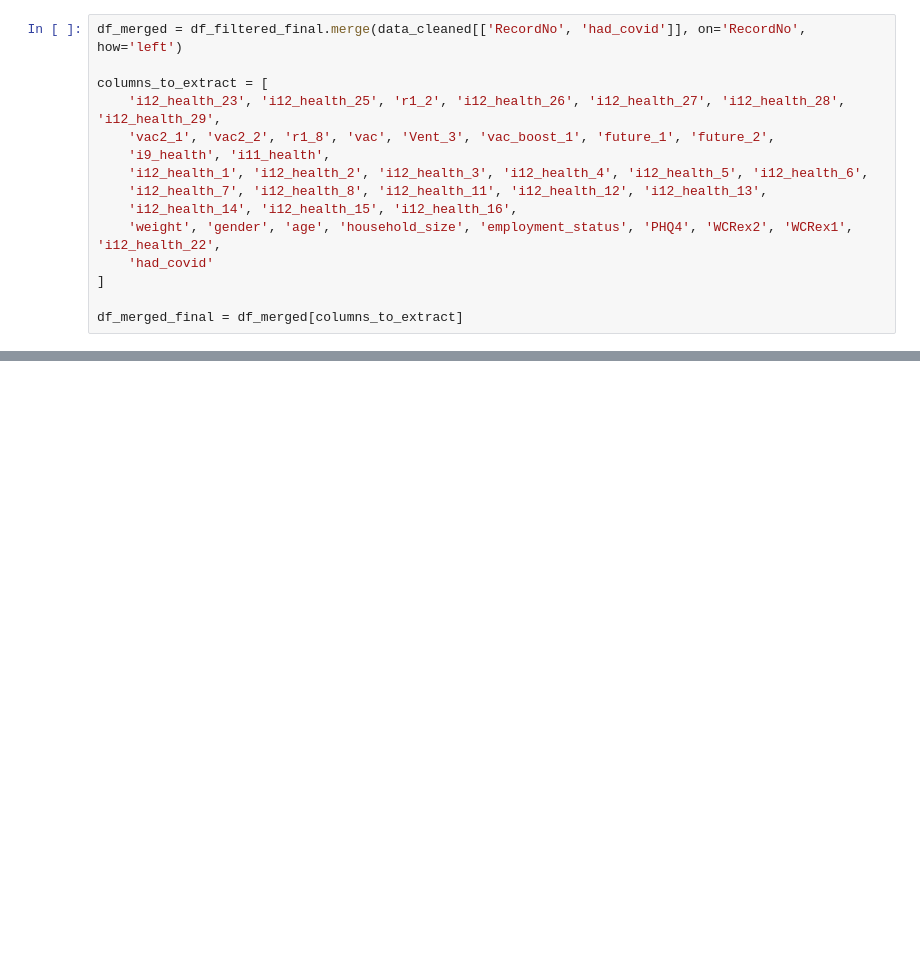
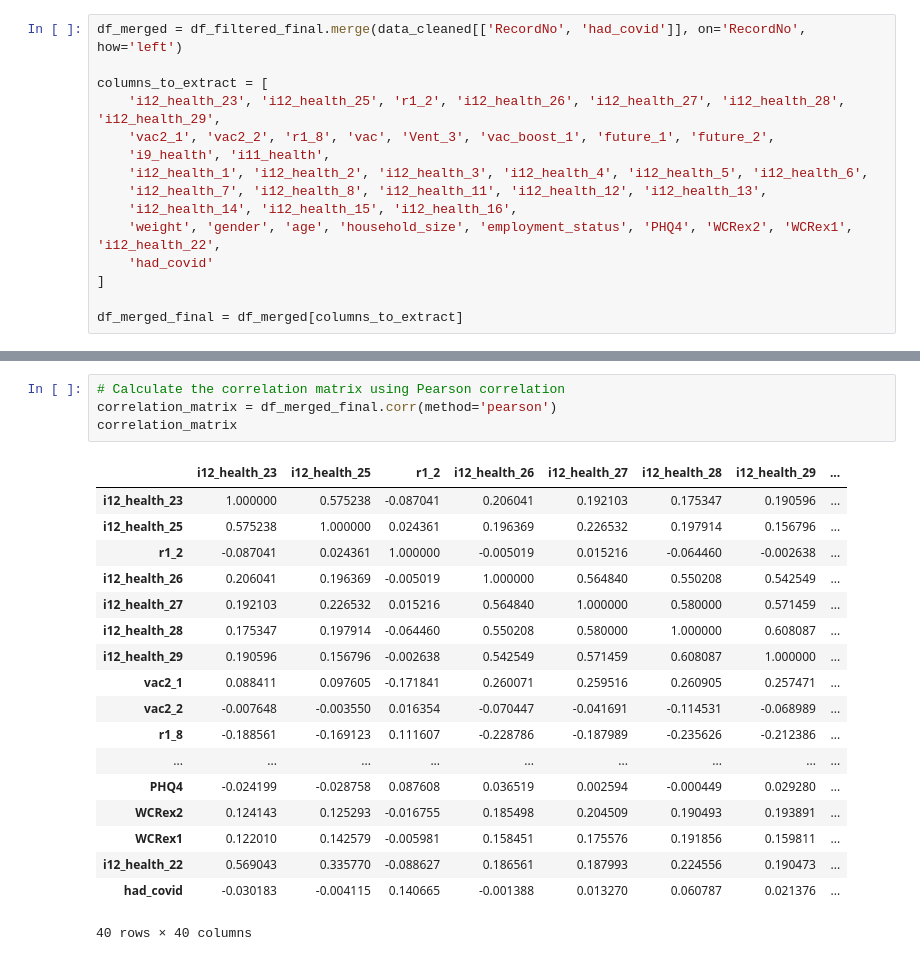
Before and after one commit to eren006/team_11_ML_gp1, a Jupyter notebook: ML_Analytics_GA1.ipynb, the cells around one changed output, grey strips where cells are left out. Drawn from its saved outputs; the diff is of its cells as text; blank space fills up the shorter version.

```diff
--- a/ML_Analytics_GA1.ipynb
+++ b/ML_Analytics_GA1.ipynb
@@ -891,0 +894,23 @@ memory usage: 285.8+ KB
+# %%
+# Calculate the correlation matrix using Pearson correlation
+correlation_matrix = df_merged_final.corr(method='pearson')
+correlation_matrix
+# %% [output]
+|  | i12_health_23 | i12_health_25 | r1_2 | i12_health_26 | i12_health_27 | i12_health_28 | i12_health_29 | ... |
+| i12_health_23 | 1.000000 | 0.575238 | -0.087041 | 0.206041 | 0.192103 | 0.175347 | 0.190596 | ... |
+| i12_health_25 | 0.575238 | 1.000000 | 0.024361 | 0.196369 | 0.226532 | 0.197914 | 0.156796 | ... |
+| r1_2 | -0.087041 | 0.024361 | 1.000000 | -0.005019 | 0.015216 | -0.064460 | -0.002638 | ... |
+| i12_health_26 | 0.206041 | 0.196369 | -0.005019 | 1.000000 | 0.564840 | 0.550208 | 0.542549 | ... |
+| i12_health_27 | 0.192103 | 0.226532 | 0.015216 | 0.564840 | 1.000000 | 0.580000 | 0.571459 | ... |
+| i12_health_28 | 0.175347 | 0.197914 | -0.064460 | 0.550208 | 0.580000 | 1.000000 | 0.608087 | ... |
+| i12_health_29 | 0.190596 | 0.156796 | -0.002638 | 0.542549 | 0.571459 | 0.608087 | 1.000000 | ... |
+| vac2_1 | 0.088411 | 0.097605 | -0.171841 | 0.260071 | 0.259516 | 0.260905 | 0.257471 | ... |
+| vac2_2 | -0.007648 | -0.003550 | 0.016354 | -0.070447 | -0.041691 | -0.114531 | -0.068989 | ... |
+| r1_8 | -0.188561 | -0.169123 | 0.111607 | -0.228786 | -0.187989 | -0.235626 | -0.212386 | ... |
+| ... | ... | ... | ... | ... | ... | ... | ... | ... |
+| PHQ4 | -0.024199 | -0.028758 | 0.087608 | 0.036519 | 0.002594 | -0.000449 | 0.029280 | ... |
+| WCRex2 | 0.124143 | 0.125293 | -0.016755 | 0.185498 | 0.204509 | 0.190493 | 0.193891 | ... |
+| WCRex1 | 0.122010 | 0.142579 | -0.005981 | 0.158451 | 0.175576 | 0.191856 | 0.159811 | ... |
+| i12_health_22 | 0.569043 | 0.335770 | -0.088627 | 0.186561 | 0.187993 | 0.224556 | 0.190473 | ... |
+| had_covid | -0.030183 | -0.004115 | 0.140665 | -0.001388 | 0.013270 | 0.060787 | 0.021376 | ... |
+40 rows × 40 columns
```
Also changed, not shown: parts of 12 cells of this notebook.
